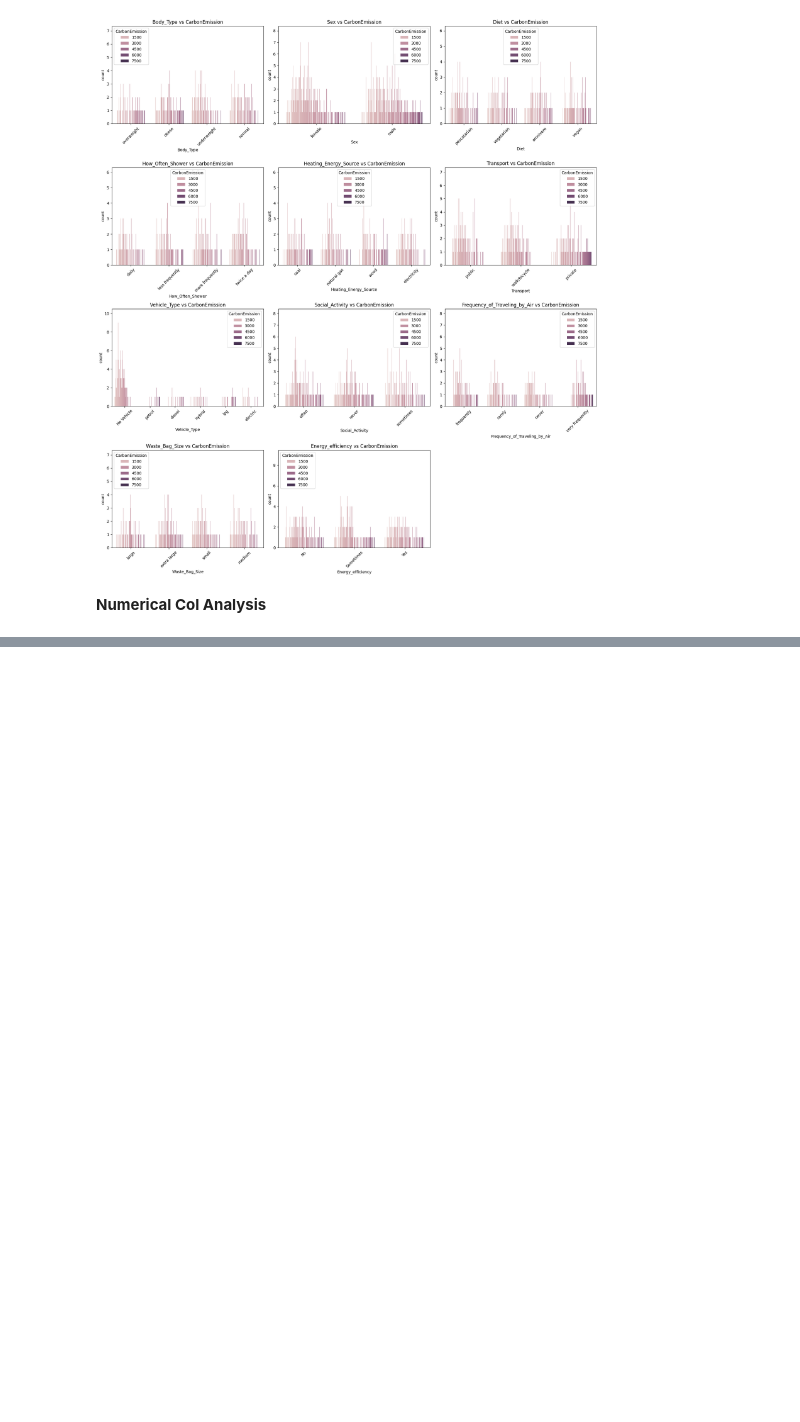
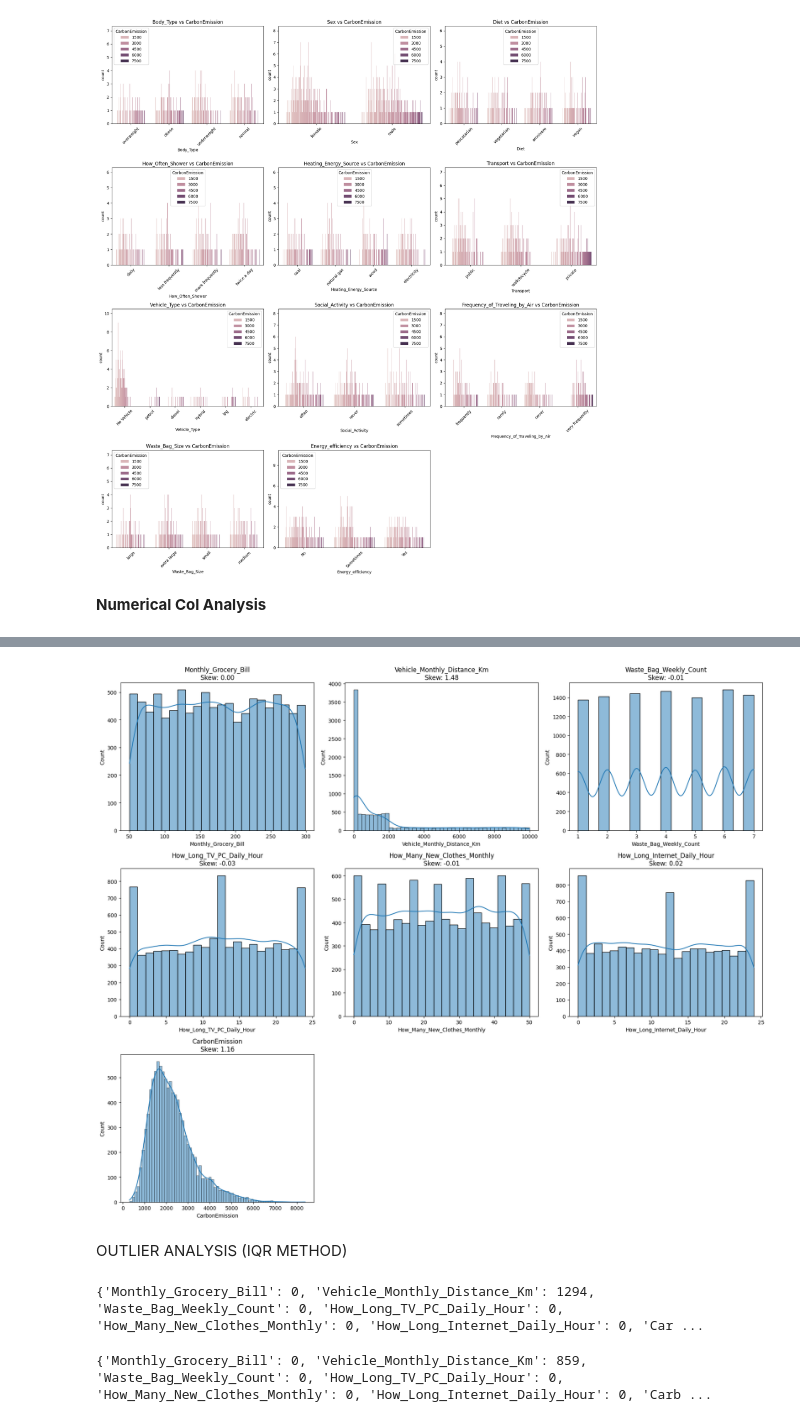
Before and after one commit to Dakshgupta25/CarbonWise, a Jupyter notebook: notebooks/carbonwise.ipynb, the cells around one changed output, grey strips where cells are left out. Saved outputs shown, nothing was run; the diff lists cells and outputs as text; code cells hidden in the pictures; blank space fills up the shorter version.

Commit message:
numerical col analysis under process

```diff
--- a/notebooks/carbonwise.ipynb
+++ b/notebooks/carbonwise.ipynb
@@ -262,0 +277,38 @@ plt.show()
+# %%
+
+cols = 3
+rows = (len(num_col) // cols) + 1
+
+plt.figure(figsize=(18, 5 * rows))
+
+for i, col in enumerate(num_col, 1):
+    plt.subplot(rows, cols, i)
+    sns.histplot(df[col], kde=True)
+    plt.title(f"{col}\nSkew: {df[col].skew():.2f}")
+
+plt.tight_layout()
+plt.show()
+# %% [output]
+[figure, added]
+# %% [markdown]
+OUTLIER ANALYSIS (IQR METHOD)
+# %%
+import numpy as np
+
+outlier_summary = {}
+
+for col in num_cols:
+    Q1 = df[col].quantile(0.25)
+    Q3 = df[col].quantile(0.75)
+    IQR = Q3 - Q1
+
+    lower = Q1 - 1.5 * IQR
+    upper = Q3 + 1.5 * IQR
+
+    outliers = df[(df[col] < lower) | (df[col] > upper)]
+
+    outlier_summary[col] = len(outliers)
+
+print(outlier_summary)
+# %% [output]
+{'Monthly_Grocery_Bill': 0, 'Vehicle_Monthly_Distance_Km': 1294, 'Waste_Bag_Weekly_Count': 0, 'How_Long_TV_PC_Daily_Hour': 0, 'How_Many_New_Clothes_Monthly': 0, 'How_Long_Internet_Daily_Hour': 0, 'Car ...
@@ -262,0 +333,18 @@ plt.show()
+# %%
+outlier_check = {}
+
+for col in num_cols:
+    Q1 = df_imputed[col].quantile(0.25)
+    Q3 = df_imputed[col].quantile(0.75)
+    IQR = Q3 - Q1
+
+    lower = Q1 - 1.5 * IQR
+    upper = Q3 + 1.5 * IQR
+
+    outliers = df_imputed[(df_imputed[col] < lower) | (df_imputed[col] > upper)]
+
+    outlier_check[col] = len(outliers)
+
+print(outlier_check)
+# %% [output]
+{'Monthly_Grocery_Bill': 0, 'Vehicle_Monthly_Distance_Km': 859, 'Waste_Bag_Weekly_Count': 0, 'How_Long_TV_PC_Daily_Hour': 0, 'How_Many_New_Clothes_Monthly': 0, 'How_Long_Internet_Daily_Hour': 0, 'Carb ...
```
Also changed, not shown: parts of 4 cells of this notebook.
